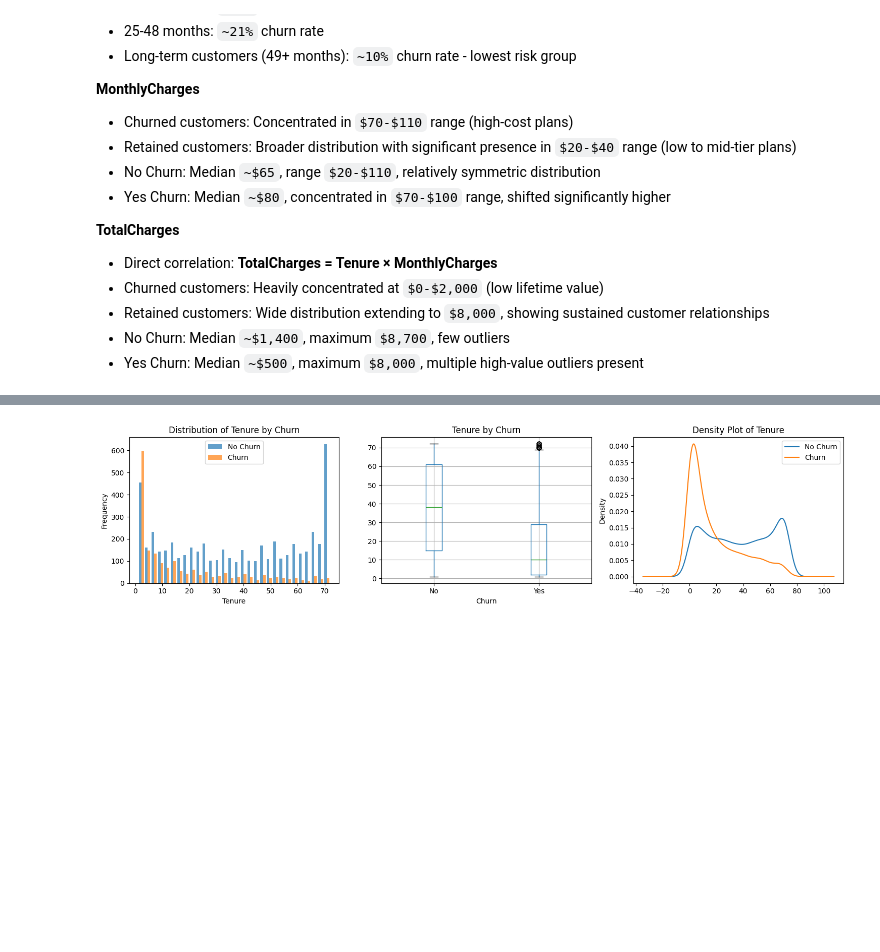
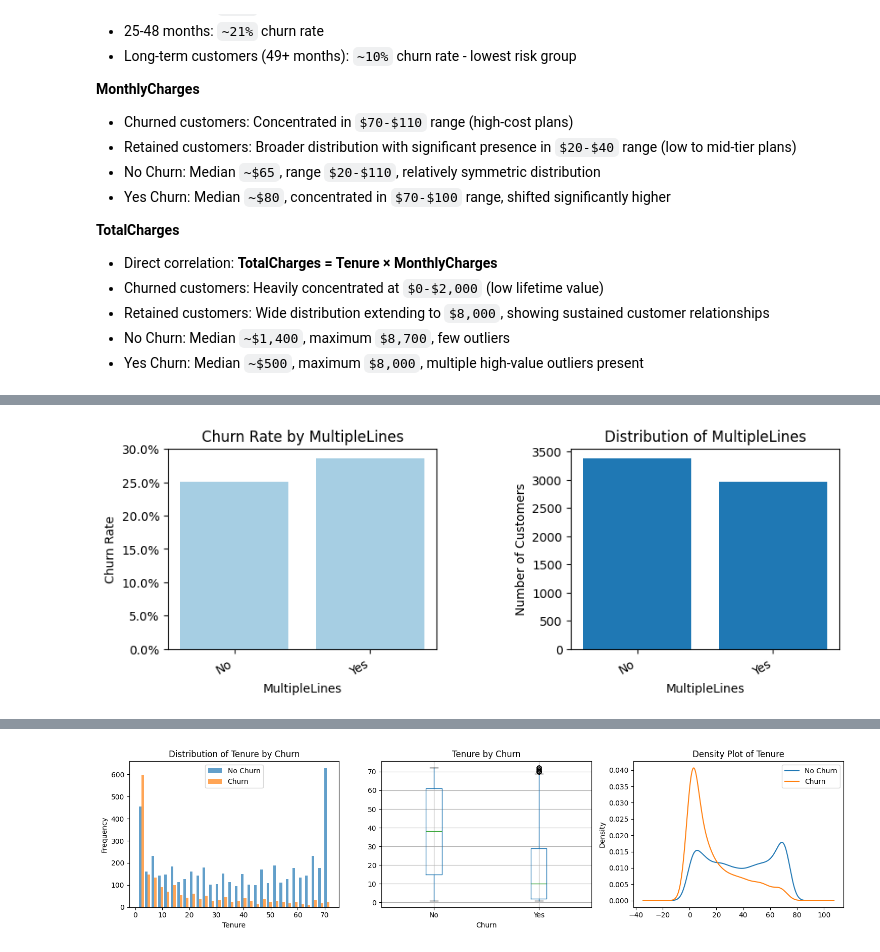
Before and after one commit to nh-adorie/adorie-data-projects, a Jupyter notebook: telco-customer-churn/main.py.ipynb, the cells around one changed output, grey strips where cells are left out. Cells and saved outputs as stored; diff of their text form; code cells hidden in the pictures; blank space fills up the shorter version.

```diff
--- a/telco-customer-churn/main.py.ipynb
+++ b/telco-customer-churn/main.py.ipynb
@@ -291,11 +325,11 @@ def bar_chart_churn_rate(df, variable):
 
     plt.show()
 # %%
-# Column to visualize with bar chart
-col_to_visualize = ['Gender', 'SeniorCitizen', 'Partner', 'Dependents', 'Contract', 'PaymentMethod', 'tenure_group']
+# Column related to customers
+customer_col = ['Gender', 'SeniorCitizen', 'Partner', 'Dependents', 'Contract', 'PaymentMethod', 'tenure_group']
 
-for col in col_to_visualize:
-    visualize_churn_rate(df1,col)
+for col in customer_col:
+    bar_chart_churn_rate(df1,col)
 # %% [output]
 [figure]
 [figure]
@@ -354,0 +395,11 @@ for col in col_to_visualize:
+# %%
+# Create a dataframe for customers with phone service
+df_with_phone = df1[df1['PhoneService'] != 'No'].copy()
+# %%
+# Columns with Phone add-on services
+phone_addon_cols = ['MultipleLines']
+
+for col in phone_addon_cols:
+    bar_chart_churn_rate(df_with_phone, col)
+# %% [output]
+[figure, added]
```
Also changed, not shown: parts of 31 cells of this notebook.
